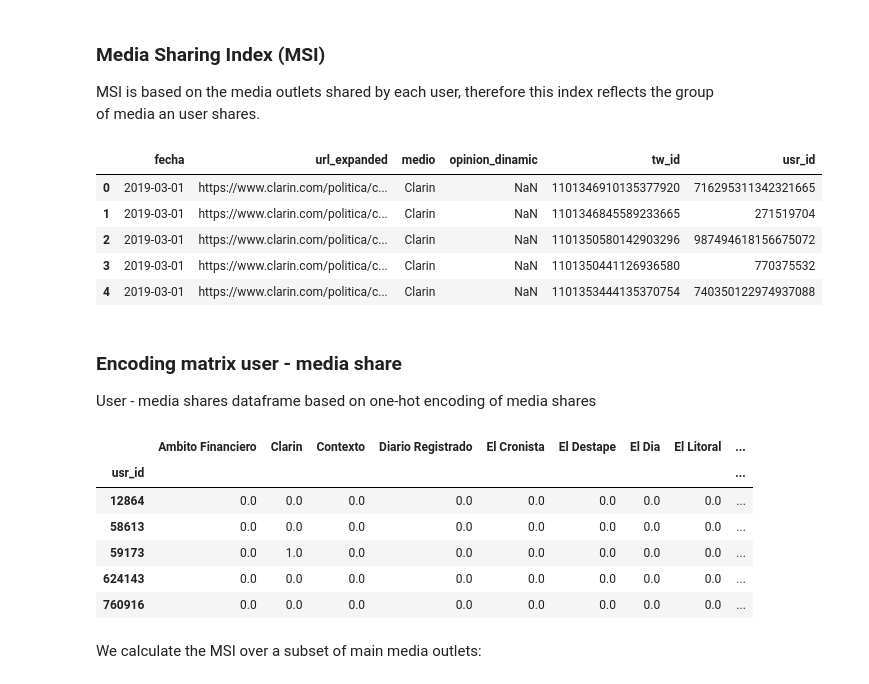
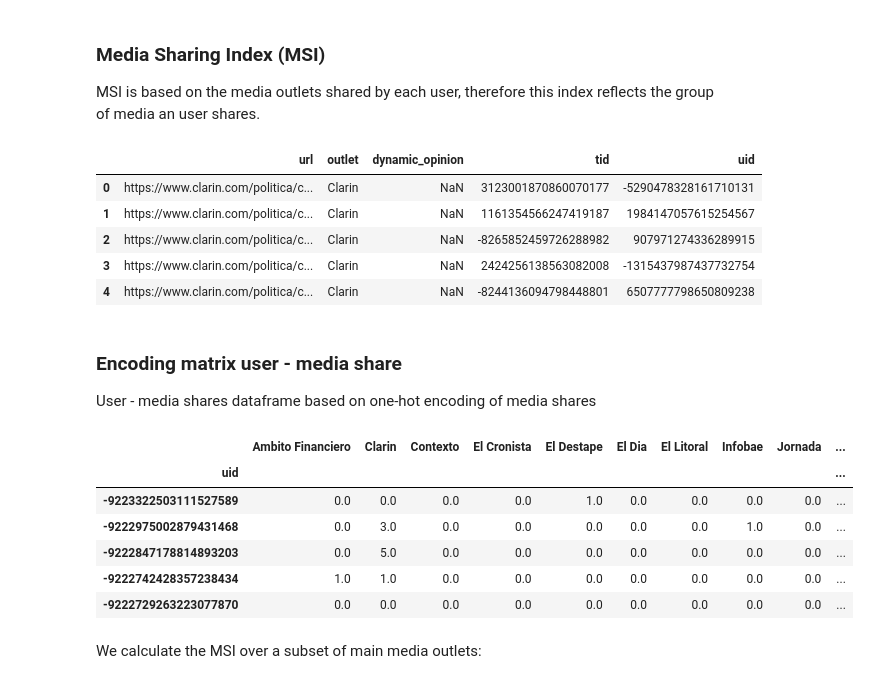
Before and after one commit to spinto88/MediaSharingIndex, a Jupyter notebook: MediaSharingIndex.ipynb, the cells around one changed output. Drawn from its saved outputs; the diff is of its cells as text; code cells hidden in the pictures.

Commit message:
Media Sharing index notebook updated

```diff
--- a/MediaSharingIndex.ipynb
+++ b/MediaSharingIndex.ipynb
@@ -13,15 +13,14 @@ np.random.seed(123459)
 # %%
 # Data with only columns of interest
-data = pd.read_csv('Data/dataEchoChambers_with_article_info.csv', usecols=['tw_id', 'fecha', 'usr_id', 'opinion_dinamic', 'url_expanded', 'medio'])
-data['fecha'] = pd.to_datetime(data['fecha'])
+data = pd.read_csv('Data/data.csv', usecols=['tid', 'uid', 'dynamic_opinion', 'url', 'outlet'])
 data.head(n = 5)
 # %% [output]
-|  | fecha | url_expanded | medio | opinion_dinamic | tw_id | usr_id |
-| 0 | 2019-03-01 | https://www.clarin.com/politica/c... | Clarin | NaN | 1101346910135377920 | 716295311342321665 |
-| 1 | 2019-03-01 | https://www.clarin.com/politica/c... | Clarin | NaN | 1101346845589233665 | 271519704 |
-| 2 | 2019-03-01 | https://www.clarin.com/politica/c... | Clarin | NaN | 1101350580142903296 | 987494618156675072 |
-| 3 | 2019-03-01 | https://www.clarin.com/politica/c... | Clarin | NaN | 1101350441126936580 | 770375532 |
-| 4 | 2019-03-01 | https://www.clarin.com/politica/c... | Clarin | NaN | 1101353444135370754 | 740350122974937088 |
+|  | url | outlet | dynamic_opinion | tid | uid |
+| 0 | https://www.clarin.com/politica/c... | Clarin | NaN | 3123001870860070177 | -5290478328161710131 |
+| 1 | https://www.clarin.com/politica/c... | Clarin | NaN | 1161354566247419187 | 1984147057615254567 |
+| 2 | https://www.clarin.com/politica/c... | Clarin | NaN | -8265852459726288982 | 907971274336289915 |
+| 3 | https://www.clarin.com/politica/c... | Clarin | NaN | 2424256138563082008 | -1315437987437732754 |
+| 4 | https://www.clarin.com/politica/c... | Clarin | NaN | -8244136094798448801 | 6507777798650809238 |
 # %% [markdown]
 ### Encoding matrix user - media share
 User - media shares dataframe based on one-hot encoding of media shares
@@ -29,25 +28,25 @@ User - media shares dataframe based on one-hot encoding of media shares
 user_media_df = pd.DataFrame()
 
 # user_id column
-user_media_df['usr_id'] = data['usr_id']
+user_media_df['uid'] = data['uid']
 
 #creating instance of one-hot-encoder and one-hot encoding of media shares
 encoder = OneHotEncoder(handle_unknown='ignore')
-encoder_df = pd.DataFrame(encoder.fit_transform(data[['medio']]).toarray())
+encoder_df = pd.DataFrame(encoder.fit_transform(data[['outlet']]).toarray())
 encoder_df.columns = list(encoder.categories_[0])
 
 user_media_df = user_media_df.join(encoder_df)
 # %%
-user_media_df = user_media_df.groupby('usr_id').sum()
+user_media_df = user_media_df.groupby('uid').sum()
 user_media_df.head(n = 5)
 # %% [output]
-|  | Ambito Financiero | Clarin | Contexto | Diario Registrado | El Cronista | El Destape | El Dia | El Litoral | ... |
-| usr_id |  |  |  |  |  |  |  |  | ... |
-| 12864 | 0.0 | 0.0 | 0.0 | 0.0 | 0.0 | 0.0 | 0.0 | 0.0 | ... |
-| 58613 | 0.0 | 0.0 | 0.0 | 0.0 | 0.0 | 0.0 | 0.0 | 0.0 | ... |
-| 59173 | 0.0 | 1.0 | 0.0 | 0.0 | 0.0 | 0.0 | 0.0 | 0.0 | ... |
-| 624143 | 0.0 | 0.0 | 0.0 | 0.0 | 0.0 | 0.0 | 0.0 | 0.0 | ... |
-| 760916 | 0.0 | 0.0 | 0.0 | 0.0 | 0.0 | 0.0 | 0.0 | 0.0 | ... |
+|  | Ambito Financiero | Clarin | Contexto | El Cronista | El Destape | El Dia | El Litoral | Infobae | Jornada | ... |
+| uid |  |  |  |  |  |  |  |  |  | ... |
+| -9223322503111527589 | 0.0 | 0.0 | 0.0 | 0.0 | 1.0 | 0.0 | 0.0 | 0.0 | 0.0 | ... |
+| -9222975002879431468 | 0.0 | 3.0 | 0.0 | 0.0 | 0.0 | 0.0 | 0.0 | 1.0 | 0.0 | ... |
+| -9222847178814893203 | 0.0 | 5.0 | 0.0 | 0.0 | 0.0 | 0.0 | 0.0 | 0.0 | 0.0 | ... |
+| -9222742428357238434 | 1.0 | 1.0 | 0.0 | 0.0 | 0.0 | 0.0 | 0.0 | 0.0 | 0.0 | ... |
+| -9222729263223077870 | 0.0 | 0.0 | 0.0 | 0.0 | 0.0 | 0.0 | 0.0 | 0.0 | 0.0 | ... |
 # %% [markdown]
 We calculate the MSI over a subset of main media outlets:
 # %%
```
Also changed, not shown: parts of 4 cells of this notebook, 1 other file.
